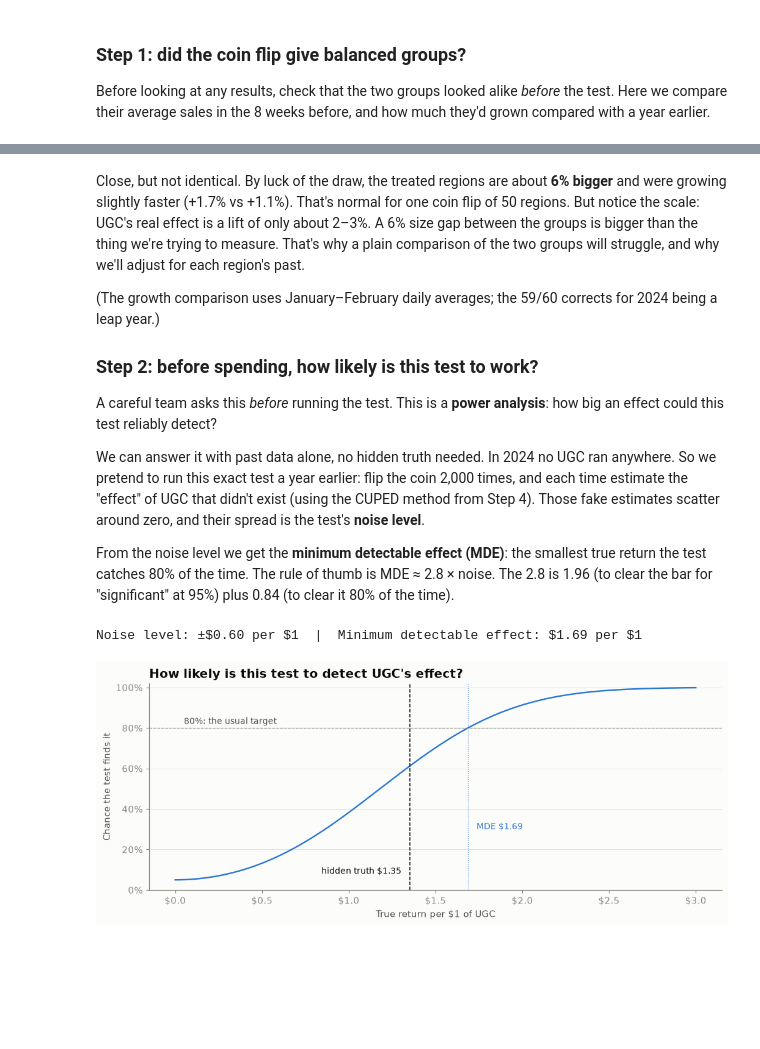
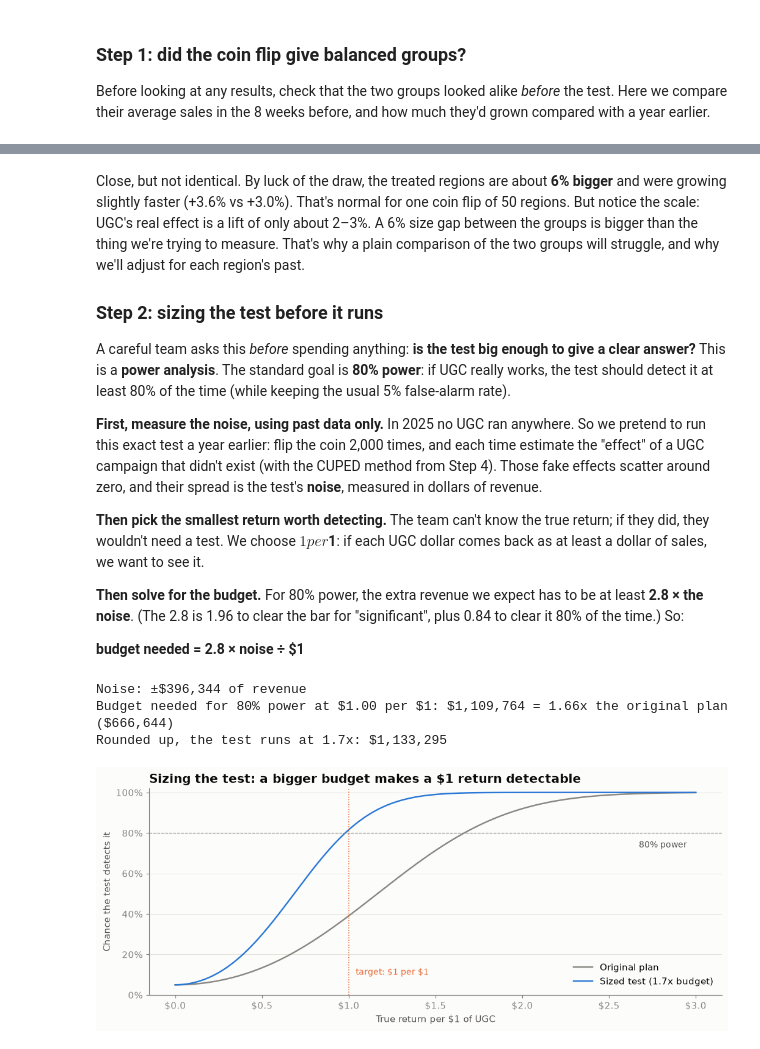
Before and after one commit to menni99/incrementality-mmm-lab, a Jupyter notebook: incrementality.ipynb, the cells around one changed output, grey strips where cells are left out. Drawn from its saved outputs; the diff is of its cells as text; code cells hidden in the pictures; blank space fills up the shorter version.

```diff
--- a/incrementality.ipynb
+++ b/incrementality.ipynb
@@ -400,5 +400,5 @@ For now we use a simple intro scenario: search and social run all the time, and
 # %%
-intro = partial(intro_scenario, ugc_start="2025-03-01", ugc_end="2025-04-25")
+intro = partial(intro_scenario, ugc_start="2026-03-01", ugc_end="2026-04-25")
 geos, panel = simulate_world(cfg, scenario=intro)
 
 panel.columns.tolist()
@@ -765,14 +765,14 @@ A cleaner check compares each region's average daily sales with *its own* averag
 The short horizontal lines are each group's average.
 # %%
 def yoy_growth(start_prev, end_prev, start_this, end_this):
-    # Average DAILY sales, not totals: 2024 was a leap year, so Jan-Feb 2024 has one more day than Jan-Feb 2025.
+    # Average DAILY sales, so windows of different lengths compare fairly.
     prev = data[data["date"].between(start_prev, end_prev)].groupby("geo")["sales"].mean()
     this = data[data["date"].between(start_this, end_this)].groupby("geo")["sales"].mean()
     return this / prev - 1
 
 growth = pd.DataFrame({
-    "Before launch\n(Jan–Feb)": yoy_growth("2024-01-01", "2024-02-29", "2025-01-01", "2025-02-28"),
-    "After launch\n(Mar–Dec)": yoy_growth("2024-03-01", "2024-12-30", "2025-03-01", "2025-12-30"),
+    "Before launch\n(Jan–Feb)": yoy_growth("2025-01-01", "2025-02-28", "2026-01-01", "2026-02-28"),
+    "After launch\n(Mar–Dec)": yoy_growth("2025-03-01", "2025-12-31", "2026-03-01", "2026-12-31"),
 })
 growth["group"] = ugc_regions.map({True: "UGC regions", False: "Other regions"})
 
@@ -1025,9 +1025,9 @@ We repeat this in **200 different random worlds**. A 95% confidence interval sho
 # %%
 def fake_campaign_test(seed):
     _, world = simulate_world(WorldConfig(seed=seed))                  # no marketing at all
-    d = world[world["date"].between("2025-01-04", "2025-04-25")].copy()  # 8 weeks before + 8-week "test"
+    d = world[world["date"].between("2026-01-04", "2026-04-25")].copy()  # 8 weeks before + 8-week "test"
     fake = np.random.default_rng(1000 + seed).permutation(d["geo"].unique())[:25]
-    d["fake_ugc_on"] = (d["geo"].isin(fake) & (d["date"] >= "2025-03-01")).astype(float)
+    d["fake_ugc_on"] = (d["geo"].isin(fake) & (d["date"] >= "2026-03-01")).astype(float)
     d["log_sales"] = np.log(d["baseline_sales"])                     # so the effect reads as a %
     model = smf.ols("log_sales ~ fake_ugc_on + C(geo) + C(date)", data=d)
     standard = model.fit()
@@ -1135,9 +1135,9 @@ def window_sales(data, start, end):
 
 regions = pd.DataFrame({
     "treated": (holdout.groupby("geo")["spend_ugc"].sum() > 0).astype(int),
-    "before": window_sales(holdout, "2025-01-04", "2025-02-28"),     # 8 weeks before the test
-    "last_year": window_sales(holdout, "2024-03-01", "2024-05-09"),  # the test + cooldown dates, a year earlier
-    "during": window_sales(holdout, "2025-03-01", "2025-05-09"),     # 8-week test + 2-week cooldown
+    "before": window_sales(holdout, "2026-01-04", "2026-02-28"),     # 8 weeks before the test
+    "last_year": window_sales(holdout, "2025-03-01", "2025-05-09"),  # the test + cooldown dates, a year earlier
+    "during": window_sales(holdout, "2026-03-01", "2026-05-09"),     # 8-week test + 2-week cooldown
     "ugc_spend": holdout.groupby("geo")["spend_ugc"].sum(),
 })
 ugc_budget = regions["ugc_spend"].sum()
@@ -1173,54 +1173,64 @@ balance.style.format({"avg sales, 8 weeks before": "${:,.0f}", "growth vs a year
 # %% [markdown]
-Close, but not identical. By luck of the draw, the treated regions are about **6% bigger** and were growing slightly faster (+1.7% vs +1.1%). That's normal for one coin flip of 50 regions. But notice the scale: UGC's real effect is a lift of only about 2–3%. A 6% size gap between the groups is bigger than the thing we're trying to measure. That's why a plain comparison of the two groups will struggle, and why we'll adjust for each region's past.
+Close, but not identical. By luck of the draw, the treated regions are about **6% bigger** and were growing slightly faster (+3.6% vs +3.0%). That's normal for one coin flip of 50 regions. But notice the scale: UGC's real effect is a lift of only about 2–3%. A 6% size gap between the groups is bigger than the thing we're trying to measure. That's why a plain comparison of the two groups will struggle, and why we'll adjust for each region's past.
 
-(The growth comparison uses January–February daily averages; the 59/60 corrects for 2024 being a leap year.)
+### Step 2: sizing the test before it runs
 
-### Step 2: before spending, how likely is this test to work?
+A careful team asks this *before* spending anything: **is the test big enough to give a clear answer?** This is a **power analysis**. The standard goal is **80% power**: if UGC really works, the test should detect it at least 80% of the time (while keeping the usual 5% false-alarm rate).
 
-A careful team asks this *before* running the test. This is a **power analysis**: how big an effect could this test reliably detect?
+**First, measure the noise, using past data only.** In 2025 no UGC ran anywhere. So we pretend to run this exact test a year earlier: flip the coin 2,000 times, and each time estimate the "effect" of a UGC campaign that didn't exist (with the CUPED method from Step 4). Those fake effects scatter around zero, and their spread is the test's **noise**, measured in dollars of revenue.
 
-We can answer it with past data alone, no hidden truth needed. In 2024 no UGC ran anywhere. So we pretend to run this exact test a year earlier: flip the coin 2,000 times, and each time estimate the "effect" of UGC that didn't exist (using the CUPED method from Step 4). Those fake estimates scatter around zero, and their spread is the test's **noise level**.
+**Then pick the smallest return worth detecting.** The team can't know the true return; if they did, they wouldn't need a test. We choose **$1 per $1**: if each UGC dollar comes back as at least a dollar of sales, we want to see it.
 
-From the noise level we get the **minimum detectable effect (MDE)**: the smallest true return the test catches 80% of the time. The rule of thumb is MDE ≈ 2.8 × noise. The 2.8 is 1.96 (to clear the bar for "significant" at 95%) plus 0.84 (to clear it 80% of the time).
+**Then solve for the budget.** For 80% power, the extra revenue we expect has to be at least **2.8 × the noise**. (The 2.8 is 1.96 to clear the bar for "significant", plus 0.84 to clear it 80% of the time.) So:
+
+**budget needed = 2.8 × noise ÷ $1**
 # %%
 from scipy.stats import norm
+from simulate import HOLDOUT_BUDGET_SCALE
 
 def cuped_effect(during, before, treated):
     # regression of test-period sales on treated + pre-period sales; returns the treated coefficient
     A = np.column_stack([np.ones(len(during)), treated, before])
     return np.linalg.lstsq(A, during, rcond=None)[0][1]
 
-past_before = window_sales(holdout, "2024-01-04", "2024-02-28").to_numpy()  # a year before the real windows
-past_during = window_sales(holdout, "2024-03-01", "2024-05-09").to_numpy()
+past_before = window_sales(holdout, "2025-01-04", "2025-02-28").to_numpy()  # a year before the real windows
+past_during = window_sales(holdout, "2025-03-01", "2025-05-09").to_numpy()
 coin = np.random.default_rng(0)
-fake_effects = []
+fake_extra_revenue = []
 for _ in range(2000):
     fake_treated = np.zeros(len(regions))
     fake_treated[coin.permutation(len(regions))[:n_treated]] = 1
-    fake_effects.append(cuped_effect(past_during, past_before, fake_treated) * n_treated / ugc_budget)
+    fake_extra_revenue.append(cuped_effect(past_during, past_before, fake_treated) * n_treated)
 
-noise = np.std(fake_effects)           # in dollars of revenue per $1 of UGC
-mde = 2.8 * noise
+noise = np.std(fake_extra_revenue)                      # dollars of revenue
+target_return = 1.00                                    # smallest return worth detecting, per $1
+needed = 2.8 * noise / target_return
+usual_budget = ugc_budget / HOLDOUT_BUDGET_SCALE        # the original plan: UGC at its usual level for 8 weeks
+print(f"Noise: ±${noise:,.0f} of revenue")
+print(f"Budget needed for 80% power at ${target_return:.2f} per $1: ${needed:,.0f} "
+      f"= {needed / usual_budget:.2f}x the original plan (${usual_budget:,.0f})")
+print(f"Rounded up, the test runs at {HOLDOUT_BUDGET_SCALE}x: ${ugc_budget:,.0f}")
+
 returns = np.linspace(0, 3, 301)
-chance = norm.cdf(returns / noise - 1.96) + norm.cdf(-returns / noise - 1.96)
-print(f"Noise level: ±${noise:.2f} per $1  |  Minimum detectable effect: ${mde:.2f} per $1")
-
 fig, ax = plt.subplots()
-ax.plot(returns, chance, color=style.SERIES[0])
+for budget, label, color in [(usual_budget, "Original plan", style.MUTED), (ugc_budget, f"Sized test ({HOLDOUT_BUDGET_SCALE}x budget)", style.SERIES[0])]:
+    se = noise / budget  # noise in dollars of revenue per $1 of UGC
+    ax.plot(returns, norm.cdf(returns / se - 1.96) + norm.cdf(-returns / se - 1.96), color=color, label=label)
 ax.axhline(0.8, color=style.MUTED, linewidth=0.8, linestyle="--")
-ax.text(0.05, 0.82, "80%: the usual target", fontsize=9, color=style.INK_SECONDARY)
-ax.axvline(mde, color=style.SERIES[0], linewidth=0.8, linestyle=":")
-ax.text(mde + 0.05, 0.3, f"MDE ${mde:.2f}", fontsize=9, color=style.SERIES[0])
-ax.axvline(truth_holdout, color=style.INK, linewidth=1, linestyle="--")
-ax.text(truth_holdout - 0.05, 0.08, f"hidden truth ${truth_holdout:.2f}", fontsize=9, color=style.INK, ha="right")
-ax.set_title("How likely is this test to detect UGC's effect?")
+ax.text(2.95, 0.76, "80% power", fontsize=9, color=style.INK_SECONDARY, ha="right", va="top")
+ax.axvline(target_return, color=style.SERIES[1], linewidth=1, linestyle=":")
+ax.text(target_return + 0.04, 0.1, r"target: \$1 per \$1", fontsize=9, color=style.SERIES[1])
+ax.set_title("Sizing the test: a bigger budget makes a $1 return detectable")
 ax.set_xlabel("True return per $1 of UGC")
-ax.set_ylabel("Chance the test finds it")
+ax.set_ylabel("Chance the test detects it")
 ax.xaxis.set_major_formatter(mticker.FormatStrFormatter("$%.1f"))
 ax.yaxis.set_major_formatter(mticker.PercentFormatter(1.0))
 ax.set_ylim(0, 1.02)
+ax.legend(loc="lower right")
 plt.show()
 # %% [output]
-Noise level: ±$0.60 per $1  |  Minimum detectable effect: $1.69 per $1
+Noise: ±$396,344 of revenue
+Budget needed for 80% power at $1.00 per $1: $1,109,764 = 1.66x the original plan ($666,644)
+Rounded up, the test runs at 1.7x: $1,133,295
-[figure, old version]
+[figure, new version]
 # %% [markdown]
```
Also changed, not shown: parts of 43 cells of this notebook, 1 other file.
